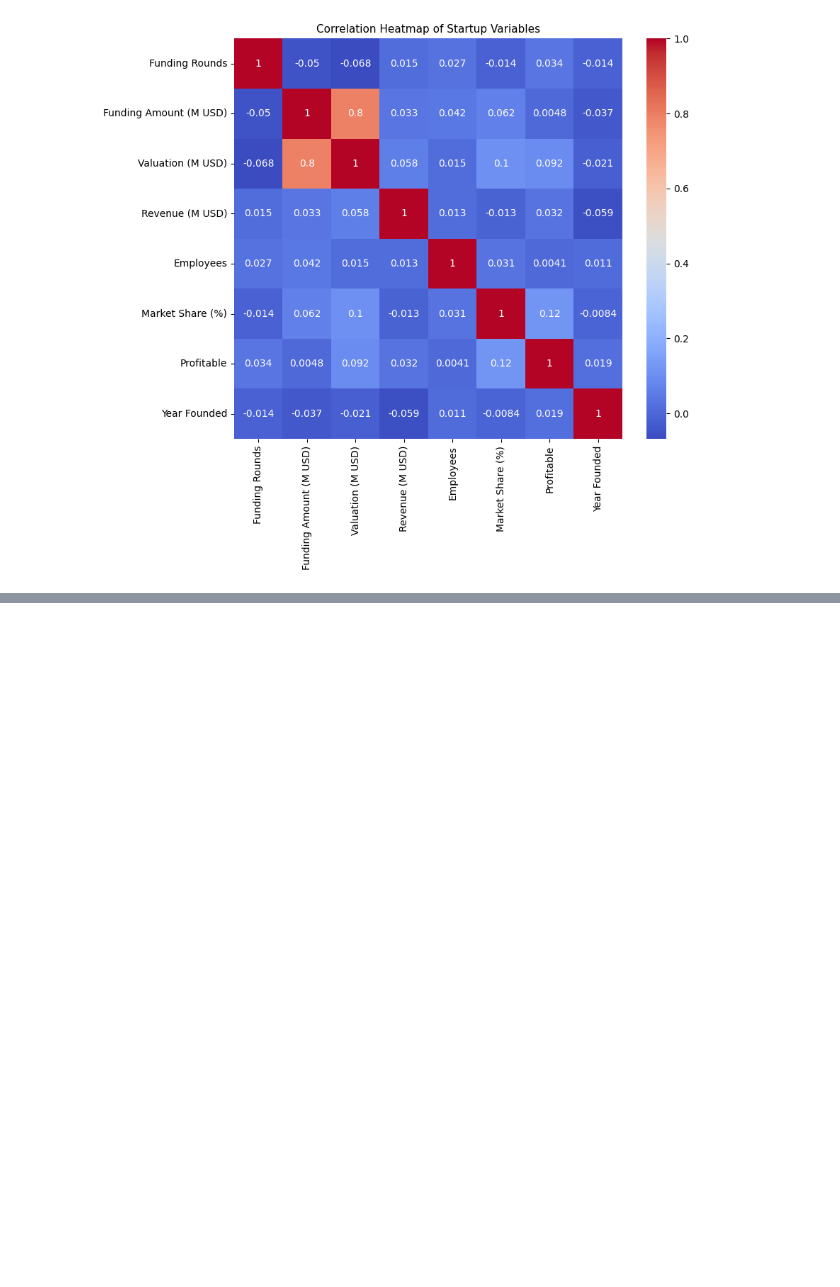
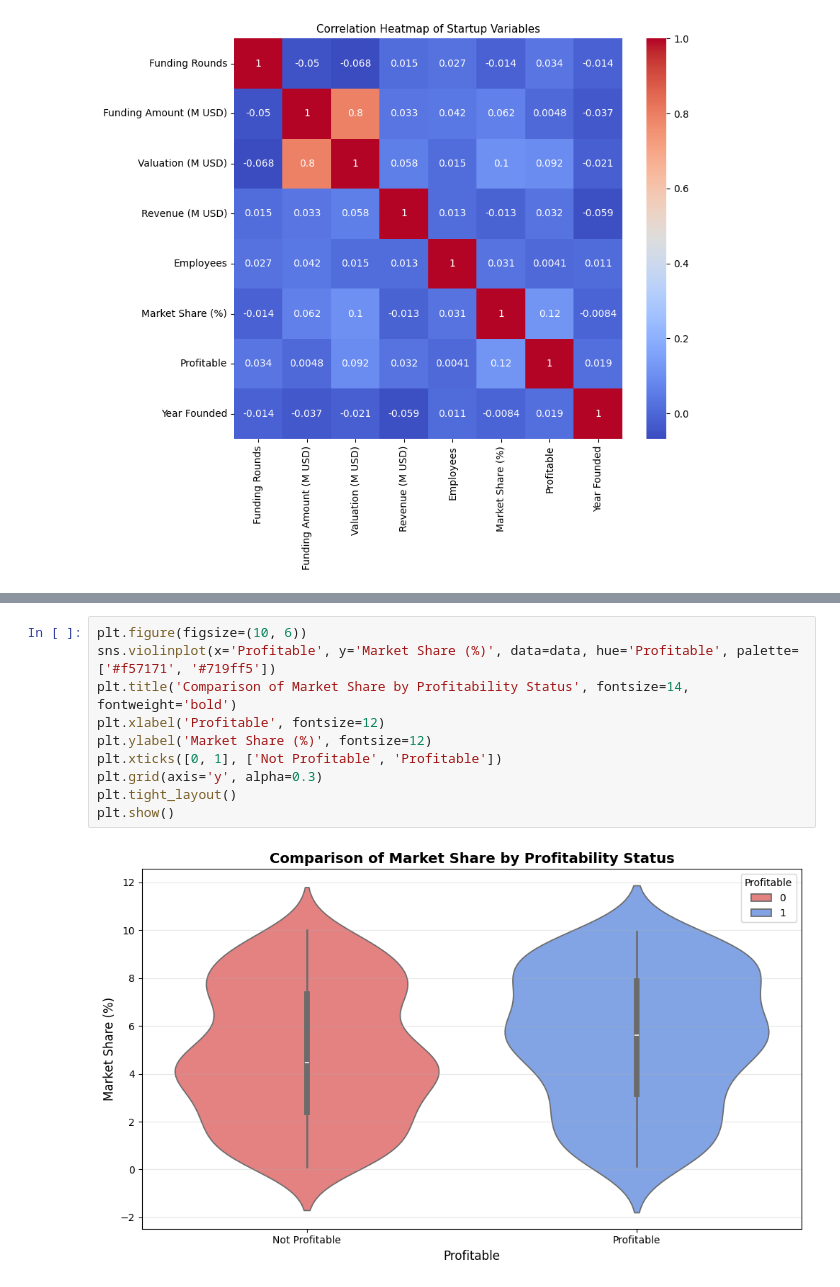
Before and after one commit to coDickerson/JCPproject, a Jupyter notebook: main.ipynb, the cells around one changed output, grey strips where cells are left out. Drawn from its saved outputs; the diff is of its cells as text; blank space fills up the shorter version.

```diff
--- a/main.ipynb
+++ b/main.ipynb
@@ -79,0 +73,12 @@ Name: count, dtype: int64
+# %%
+plt.figure(figsize=(10, 6))
+sns.violinplot(x='Profitable', y='Market Share (%)', data=data, hue='Profitable', palette=['#f57171', '#719ff5'])
+plt.title('Comparison of Market Share by Profitability Status', fontsize=14, fontweight='bold')
+plt.xlabel('Profitable', fontsize=12)
+plt.ylabel('Market Share (%)', fontsize=12)
+plt.xticks([0, 1], ['Not Profitable', 'Profitable'])
+plt.grid(axis='y', alpha=0.3)
+plt.tight_layout()
+plt.show()
+# %% [output]
+[figure, added]
```
Also changed, not shown: parts of 1 cell of this notebook, 1 other file.
